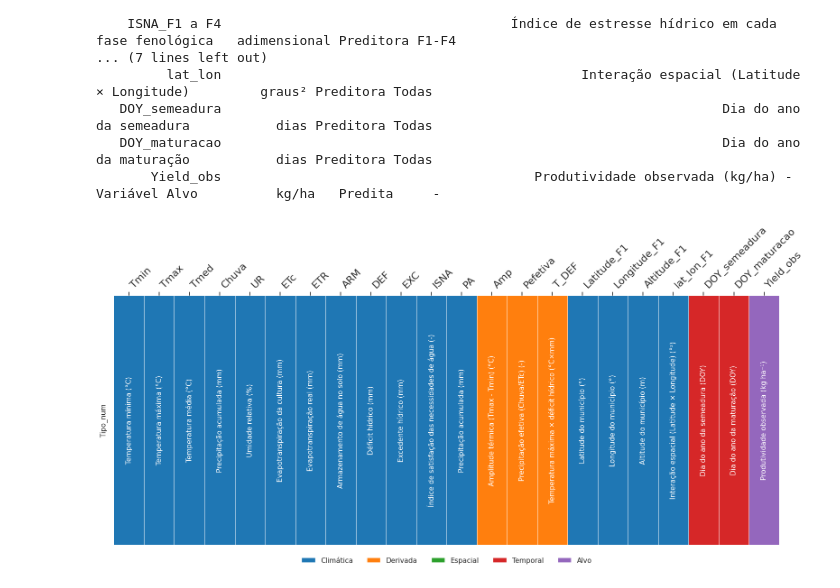
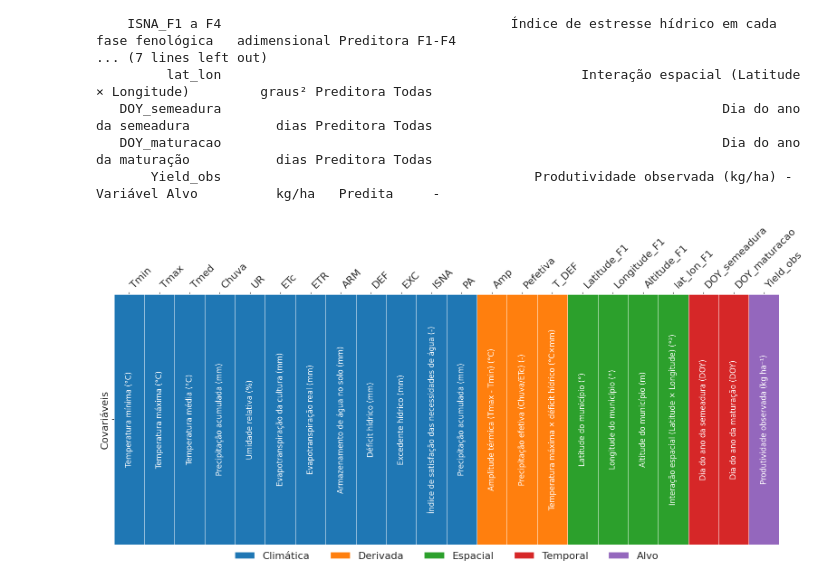
Before and after one commit to fcoliveira-utfpr/aquacrop_ml, a Jupyter notebook: 03_feature_engineering.ipynb, the cells around one changed output. Cells and saved outputs as stored; diff of their text form; code cells hidden in the pictures.

```diff
--- a/03_feature_engineering.ipynb
+++ b/03_feature_engineering.ipynb
@@ -746,7 +698,7 @@ df_vars = pd.DataFrame(data)
 # ============================
 
 def classificar_variavel(var):
-    if var in ['Latitude', 'Longitude', 'Altitude', 'lat_lon']:
+    if var in ['Latitude_F1', 'Longitude_F1', 'Altitude_F1', 'lat_lon_F1']:
         return 'Espacial'
     elif var in ['DOY_semeadura', 'DOY_maturacao']:
         return 'Temporal'
@@ -803,6 +755,7 @@ ax = sns.heatmap(
     fmt='',
     annot_kws={"size": 12, "rotation": 90}
 )
+ax.set_yticklabels(['Covariáveis'], rotation=90, fontsize=16)
 
 # eixo X = variáveis (símbolos)
 # colocar ticks no topo
@@ -813,31 +766,31 @@ ax.set_xticks([i + 0.5 for i in range(len(df_vars))])
 
 # rótulos
 ax.set_xticklabels(df_vars['Variável'], rotation=45, fontsize = 16, ha='left')
 
 # remover ticks de baixo
 ax.tick_params(bottom=False)
 
 # ============================
 # 6. LEGENDA
 # ============================
 
 legend_elements = [
     Patch(facecolor=cores['Climática'], label='Climática'),
     Patch(facecolor=cores['Derivada'], label='Derivada'),
     Patch(facecolor=cores['Espacial'], label='Espacial'),
     Patch(facecolor=cores['Temporal'], label='Temporal'),
     Patch(facecolor=cores['Target'], label='Alvo')
 ]
 
 plt.legend(
     handles=legend_elements,
     loc='lower center',
     bbox_to_anchor=(0.5, -0.1),  # controla a altura
     ncol=5,  # uma linha com 5 itens
     frameon=False
 )
 
 plt.tight_layout()
 plt.show()
 # %% [output]
-[figure, old version]
+[figure, new version]
```
Also changed, not shown: parts of 14 cells of this notebook.
